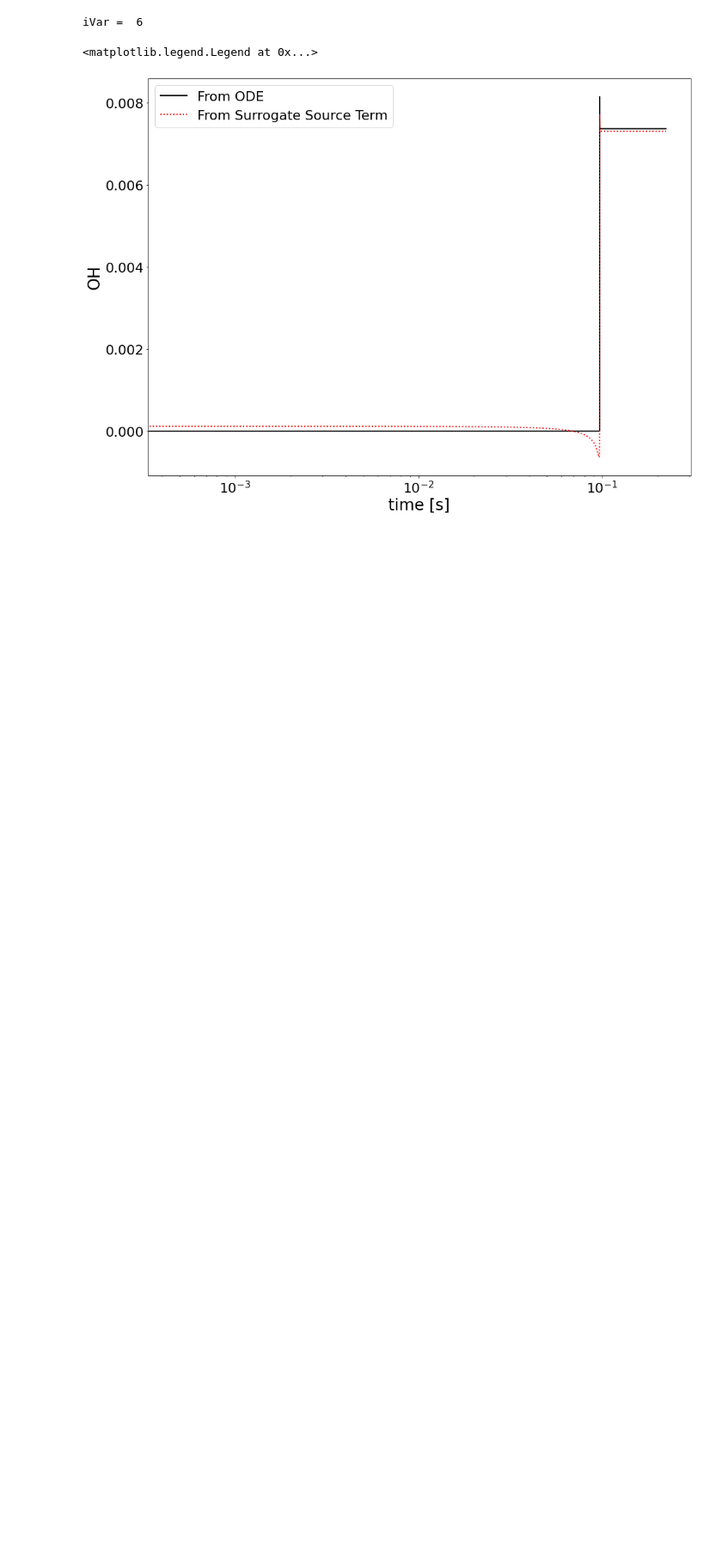
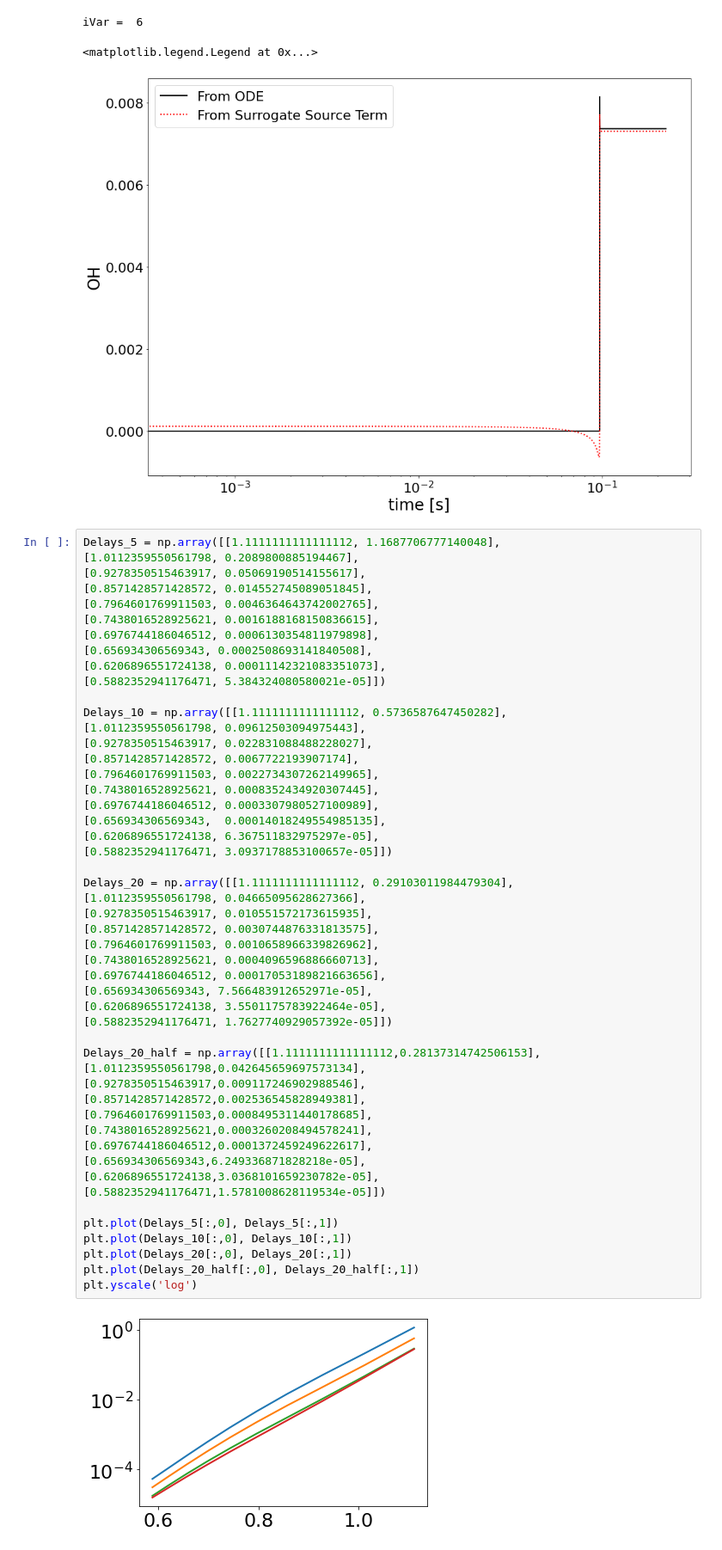
Before and after one commit to simoneventuri/ROMNet_, a Jupyter notebook: scripts/generating_data/0DReactor/Plot_Data.ipynb, the cells around one changed output. Shown: that part at 86% size. Drawn from its saved outputs; the diff is of its cells as text; blank space fills up the shorter version.

```diff
--- a/scripts/generating_data/0DReactor/Plot_Data.ipynb
+++ b/scripts/generating_data/0DReactor/Plot_Data.ipynb
@@ -121,3 +123,55 @@ plt.legend()
 iVar =  6
 <matplotlib.legend.Legend at 0x...>
 [figure]
+# %%
+Delays_5 = np.array([[1.1111111111111112, 1.1687706777140048],
+[1.0112359550561798, 0.2089800885194467],
+[0.9278350515463917, 0.05069190514155617],
+[0.8571428571428572, 0.014552745089051845],
+[0.7964601769911503, 0.0046364643742002765],
+[0.7438016528925621, 0.0016188168150836615],
+[0.6976744186046512, 0.0006130354811979898],
+[0.656934306569343, 0.0002508693141840508],
+[0.6206896551724138, 0.00011142321083351073],
+[0.5882352941176471, 5.384324080580021e-05]])
+
+Delays_10 = np.array([[1.1111111111111112, 0.5736587647450282],
+[1.0112359550561798, 0.09612503094975443],
+[0.9278350515463917, 0.022831088488228027],
+[0.8571428571428572, 0.0067722193907174],
+[0.7964601769911503, 0.0022734307262149965],
+[0.7438016528925621, 0.0008352434920307445],
+[0.6976744186046512, 0.0003307980527100989],
+[0.656934306569343,  0.00014018249554985135],
+[0.6206896551724138, 6.367511832975297e-05],
+[0.5882352941176471, 3.0937178853100657e-05]])
+
+Delays_20 = np.array([[1.1111111111111112, 0.29103011984479304],
+[1.0112359550561798, 0.04665095628627366],
+[0.9278350515463917, 0.010551572173615935],
+[0.8571428571428572, 0.0030744876331813575],
+[0.7964601769911503, 0.0010658966339826962],
+[0.7438016528925621, 0.0004096596886660713],
+[0.6976744186046512, 0.00017053189821663656],
+[0.656934306569343, 7.566483912652971e-05],
+[0.6206896551724138, 3.5501175783922464e-05],
+[0.5882352941176471, 1.7627740929057392e-05]])
+
+Delays_20_half = np.array([[1.1111111111111112,0.28137314742506153],
+[1.0112359550561798,0.042645659697573134],
+[0.9278350515463917,0.009117246902988546],
+[0.8571428571428572,0.002536545828949381],
+[0.7964601769911503,0.0008495311440178685],
+[0.7438016528925621,0.0003260208494578241],
+[0.6976744186046512,0.0001372459249622617],
+[0.656934306569343,6.249336871828218e-05],
+[0.6206896551724138,3.0368101659230782e-05],
+[0.5882352941176471,1.5781008628119534e-05]])
+
+plt.plot(Delays_5[:,0], Delays_5[:,1])
+plt.plot(Delays_10[:,0], Delays_10[:,1])
+plt.plot(Delays_20[:,0], Delays_20[:,1])
+plt.plot(Delays_20_half[:,0], Delays_20_half[:,1])
+plt.yscale('log')
+# %% [output]
+[figure, added]
```
Also changed, not shown: parts of 11 cells of this notebook, 5 other files.
